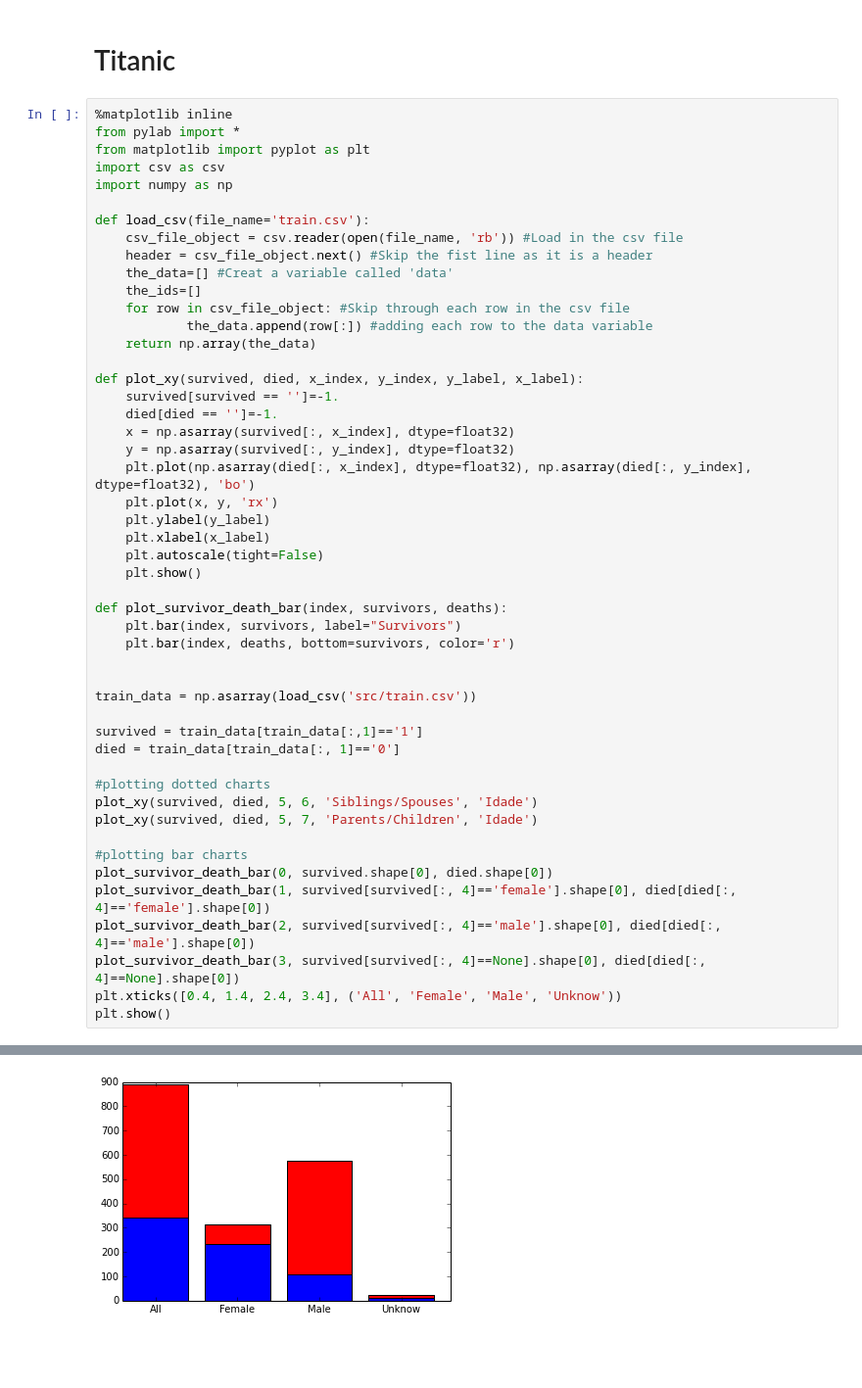
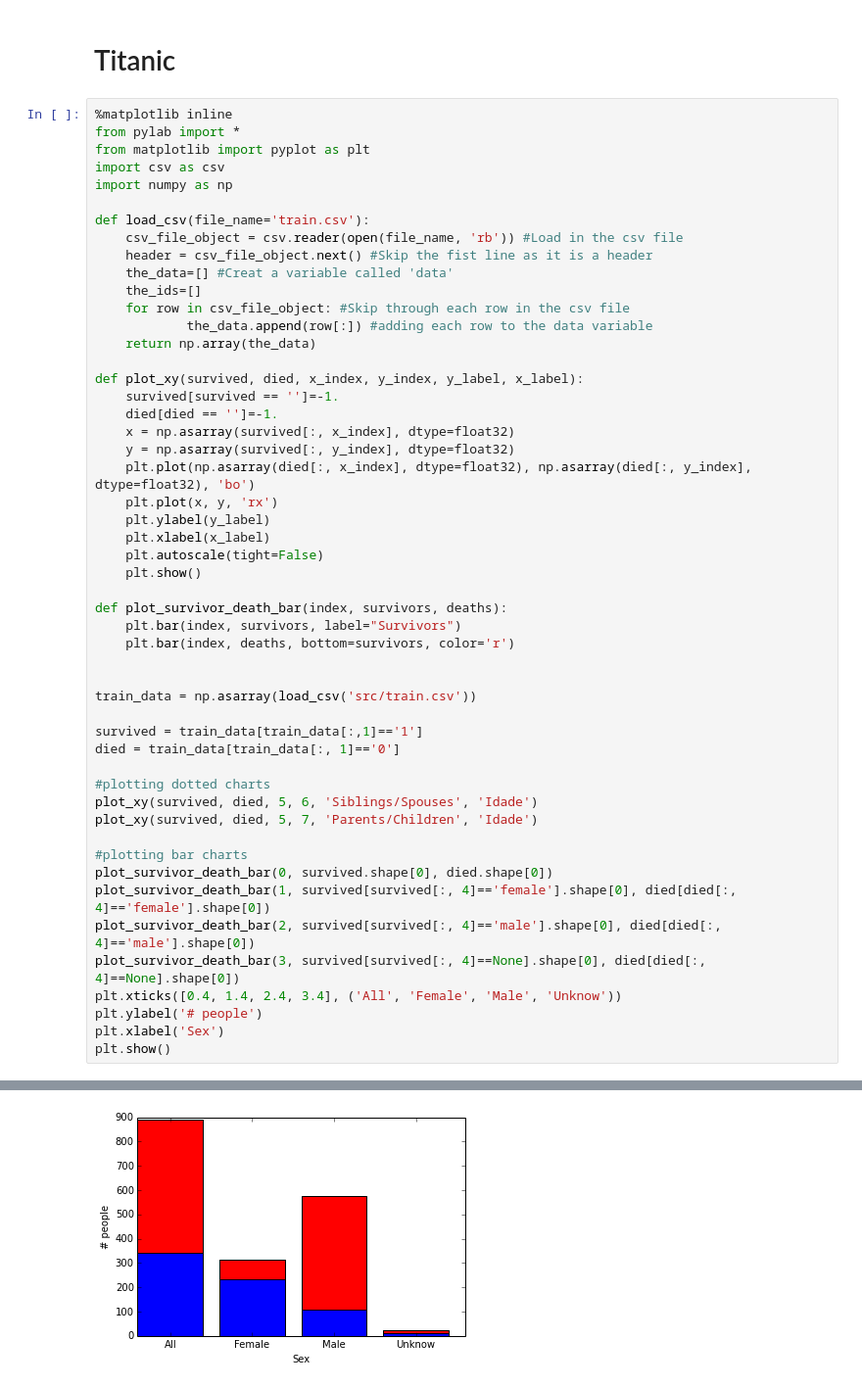
Before and after one commit to rogeralmeida/kaggle-titanic-python, a Jupyter notebook: visualization_notebook.ipynb, the cells around one changed output, grey strips where cells are left out. Shown at 98% size. Cells and saved outputs as stored; diff of their text form; blank space fills up the shorter version.

```diff
--- a/visualization_notebook.ipynb
+++ b/visualization_notebook.ipynb
@@ -26,31 +26,33 @@ def plot_xy(survived, died, x_index, y_index, y_label, x_label):
     plt.plot(x, y, 'rx')
     plt.ylabel(y_label)
     plt.xlabel(x_label)
     plt.autoscale(tight=False)
     plt.show()
 
 def plot_survivor_death_bar(index, survivors, deaths):
     plt.bar(index, survivors, label="Survivors")
     plt.bar(index, deaths, bottom=survivors, color='r')
 
 
 train_data = np.asarray(load_csv('src/train.csv'))
 
 survived = train_data[train_data[:,1]=='1']
 died = train_data[train_data[:, 1]=='0']
 
 #plotting dotted charts
 plot_xy(survived, died, 5, 6, 'Siblings/Spouses', 'Idade')
 plot_xy(survived, died, 5, 7, 'Parents/Children', 'Idade')
 
 #plotting bar charts
 plot_survivor_death_bar(0, survived.shape[0], died.shape[0])
 plot_survivor_death_bar(1, survived[survived[:, 4]=='female'].shape[0], died[died[:, 4]=='female'].shape[0])
 plot_survivor_death_bar(2, survived[survived[:, 4]=='male'].shape[0], died[died[:, 4]=='male'].shape[0])
 plot_survivor_death_bar(3, survived[survived[:, 4]==None].shape[0], died[died[:, 4]==None].shape[0])
 plt.xticks([0.4, 1.4, 2.4, 3.4], ('All', 'Female', 'Male', 'Unknow'))
+plt.ylabel('# people')
+plt.xlabel('Sex')
 plt.show()
 # %% [output]
 [figure]
 [figure]
-[figure, old version]
+[figure, new version]
```
